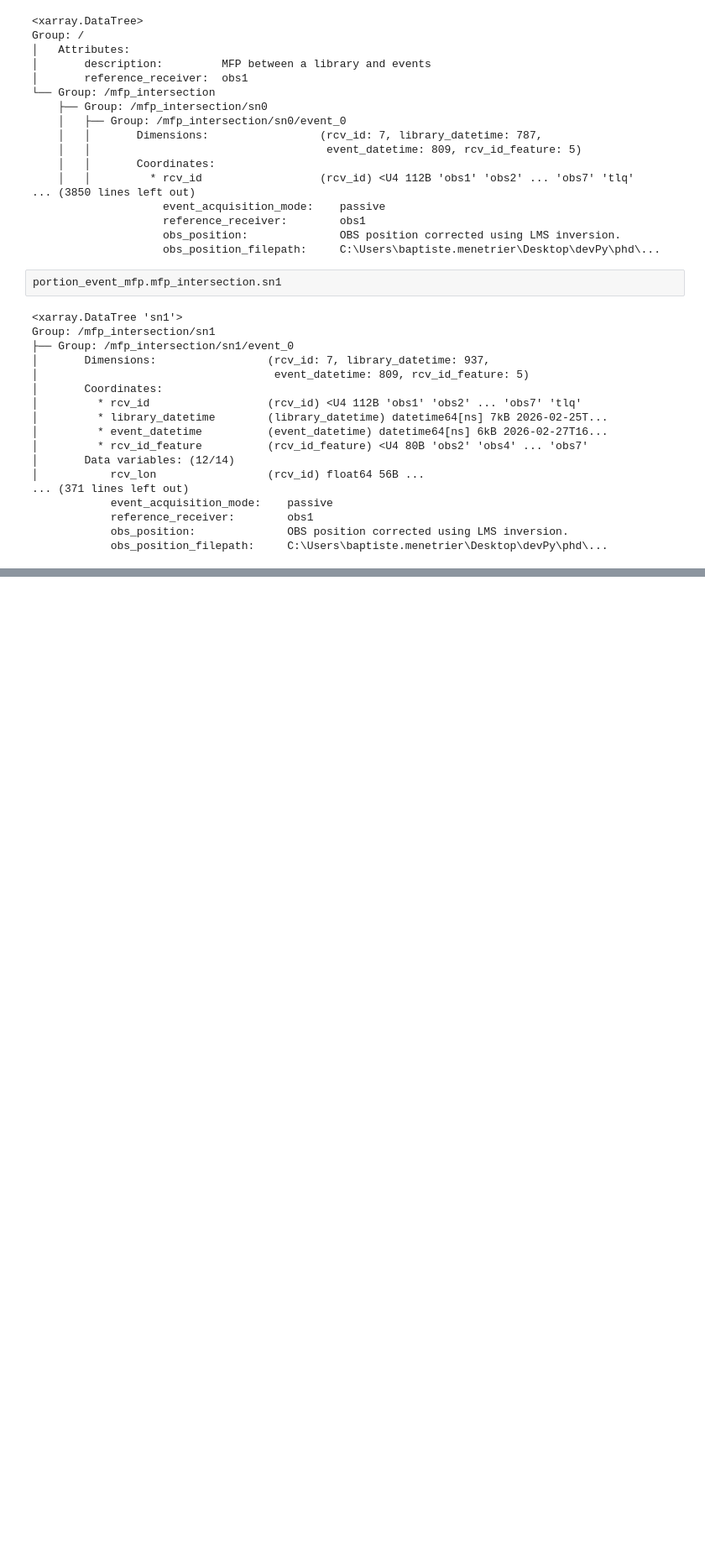
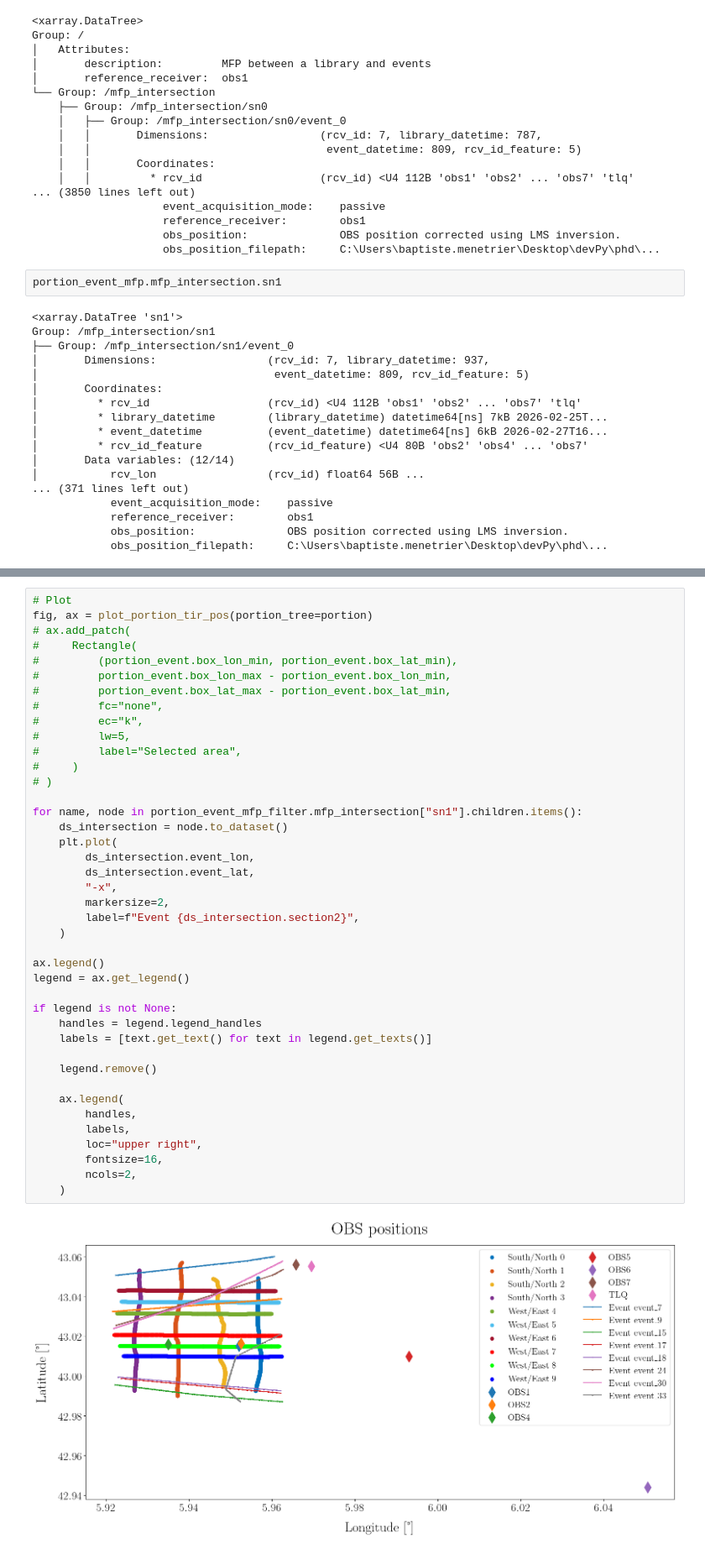
Before and after one commit to BaptisteMGit/ubf_tools, a Jupyter notebook: real_data_analysis/acouplane/src/analyse_portion/portion5/acouplane_illustrate_event_ais_portion5.ipynb, the cells around one changed output, grey strips where cells are left out. Shown at 84% size. Cells and saved outputs as stored; diff of their text form; blank space fills up the shorter version.

```diff
--- a/real_data_analysis/acouplane/src/analyse_portion/portion5/acouplane_illustrate_event_ais_portion5.ipynb
+++ b/real_data_analysis/acouplane/src/analyse_portion/portion5/acouplane_illustrate_event_ais_portion5.ipynb
@@ -371,0 +436,43 @@ Group: /mfp_intersection/sn1
+# %%
+# Plot
+fig, ax = plot_portion_tir_pos(portion_tree=portion)
+# ax.add_patch(
+#     Rectangle(
+#         (portion_event.box_lon_min, portion_event.box_lat_min),
+#         portion_event.box_lon_max - portion_event.box_lon_min,
+#         portion_event.box_lat_max - portion_event.box_lat_min,
+#         fc="none",
+#         ec="k",
+#         lw=5,
+#         label="Selected area",
+#     )
+# )
+
+for name, node in portion_event_mfp_filter.mfp_intersection["sn1"].children.items():
+    ds_intersection = node.to_dataset()
+    plt.plot(
+        ds_intersection.event_lon,
+        ds_intersection.event_lat,
+        "-x",
+        markersize=2,
+        label=f"Event {ds_intersection.section2}",
+    )
+
+ax.legend()
+legend = ax.get_legend()
+
+if legend is not None:
+    handles = legend.legend_handles
+    labels = [text.get_text() for text in legend.get_texts()]
+
+    legend.remove()
+
+    ax.legend(
+        handles,
+        labels,
+        loc="upper right",
+        fontsize=16,
+        ncols=2,
+    )
+# %% [output]
+[figure, added]
```
Also changed, not shown: parts of 4 cells of this notebook, 6 other files.
